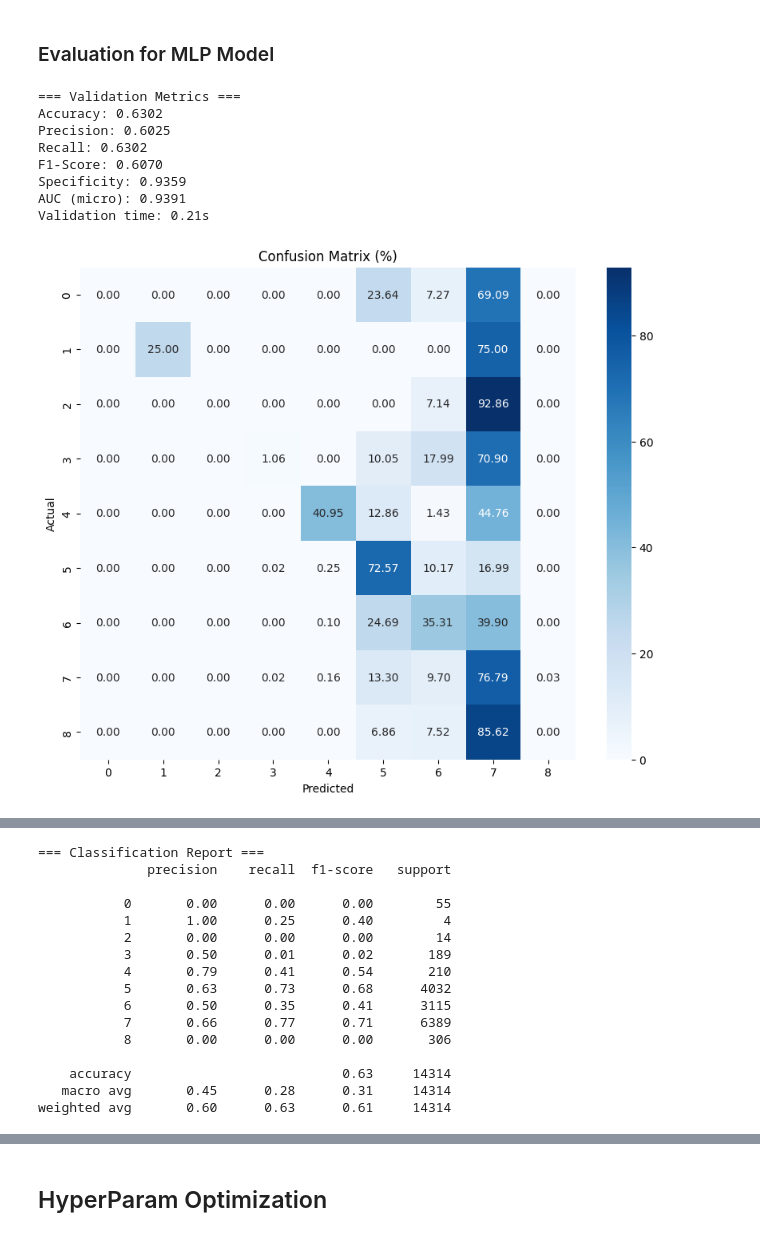
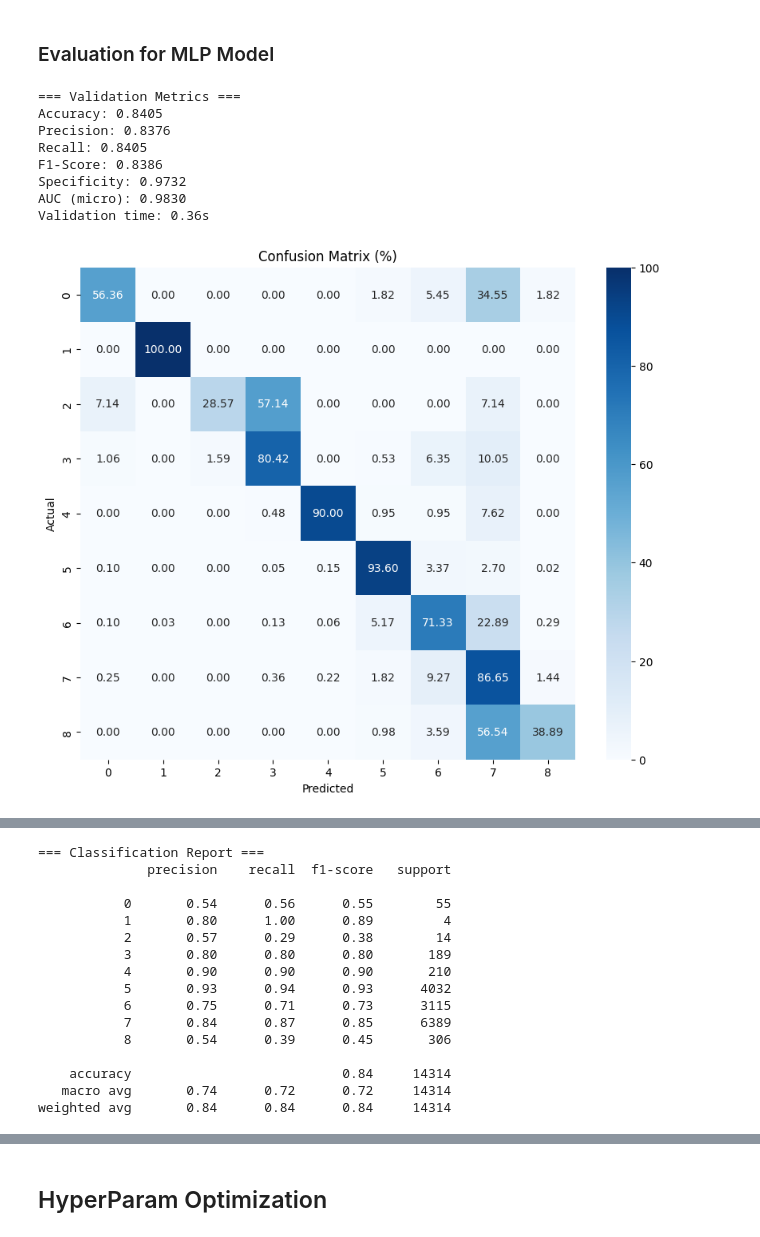
Before and after one commit to Aziz-Zeghal/NLP1-Poetry, a Jupyter notebook: classification/feedforward_nn/w2v.ipynb, the cells around one changed output, grey strips where cells are left out. Drawn from its saved outputs; the diff is of its cells as text; code cells hidden in the pictures.

```diff
--- a/classification/feedforward_nn/w2v.ipynb
+++ b/classification/feedforward_nn/w2v.ipynb
@@ -327,18 +620,18 @@ MLP model saved successfully to model/saved/mlp_model.pt
 # %%
-model, label_encoder, val_loader, config, mlp_training_time = load_mlp()
+model, label_encoder, val_loader, config, mlp_training_time = load_mlp("../trained/MLP_W2V_model.pkl")
 # %% [markdown]
 ## Evaluation
 # %% [markdown]
 ### Evaluation for MLP Model
 # %%
-validate_mlp(model, val_loader, label_encoder)
+recall_avg, f1_score_avg, precision_avg, accuracy, avg_roc = validate_mlp(model, val_loader, label_encoder)
 # %% [output]
 === Validation Metrics ===
-Accuracy: 0.6302
-Precision: 0.6025
-Recall: 0.6302
-F1-Score: 0.6070
-Specificity: 0.9359
-AUC (micro): 0.9391
-Validation time: 0.21s
+Accuracy: 0.8405
+Precision: 0.8376
+Recall: 0.8405
+F1-Score: 0.8386
+Specificity: 0.9732
+AUC (micro): 0.9830
+Validation time: 0.36s
-[figure, old version]
+[figure, new version]
@@ -346,16 +639,16 @@ Validation time: 0.21s
 === Classification Report ===
               precision    recall  f1-score   support
 
-           0       0.00      0.00      0.00        55
-           1       1.00      0.25      0.40         4
-           2       0.00      0.00      0.00        14
-           3       0.50      0.01      0.02       189
-           4       0.79      0.41      0.54       210
-           5       0.63      0.73      0.68      4032
-           6       0.50      0.35      0.41      3115
-           7       0.66      0.77      0.71      6389
-           8       0.00      0.00      0.00       306
+           0       0.54      0.56      0.55        55
+           1       0.80      1.00      0.89         4
+           2       0.57      0.29      0.38        14
+           3       0.80      0.80      0.80       189
+           4       0.90      0.90      0.90       210
+           5       0.93      0.94      0.93      4032
+           6       0.75      0.71      0.73      3115
+           7       0.84      0.87      0.85      6389
+           8       0.54      0.39      0.45       306
 
-    accuracy                           0.63     14314
-   macro avg       0.45      0.28      0.31     14314
-weighted avg       0.60      0.63      0.61     14314
+    accuracy                           0.84     14314
+   macro avg       0.74      0.72      0.72     14314
+weighted avg       0.84      0.84      0.84     14314
```
Also changed, not shown: parts of 19 cells of this notebook, 3 other files.
